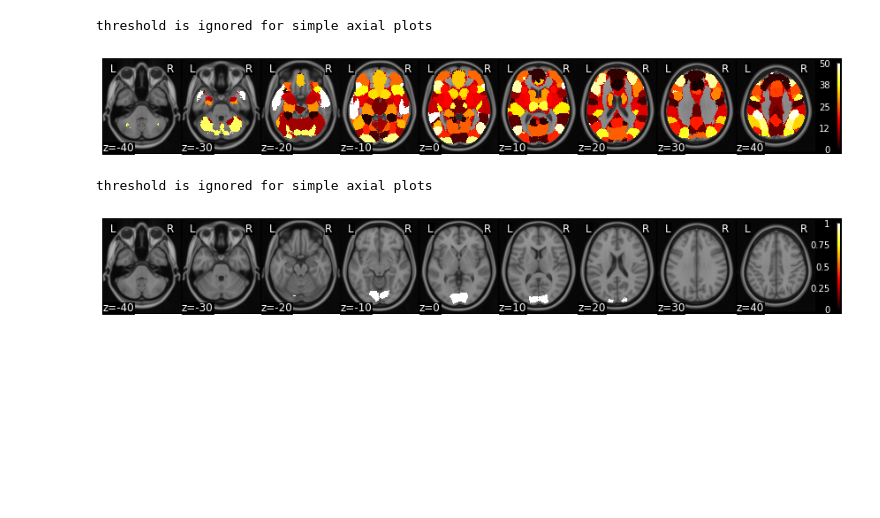
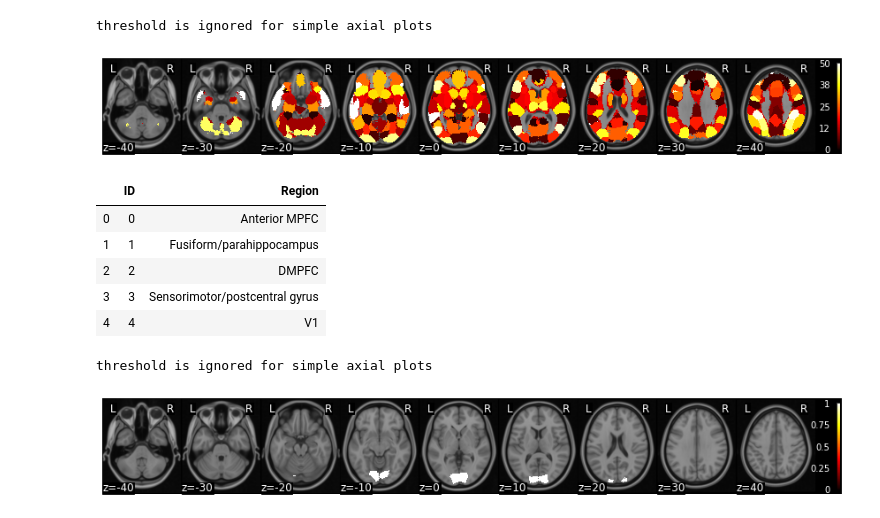
Before and after one commit to naturalistic-data-analysis/tutorial_development, a Jupyter notebook: hypertools/hypertools.ipynb, the cells around one changed output. Cells and saved outputs as stored; diff of their text form; code cells hidden in the pictures; blank space fills up the shorter version.

```diff
--- a/hypertools/hypertools.ipynb
+++ b/hypertools/hypertools.ipynb
@@ -71,4 +71,15 @@ mask.plot()
 # %% [output]
 threshold is ignored for simple axial plots
 [figure]
+# %%
+rois = pd.read_csv('rois.csv', header=None, names=['ID', 'Region'])
+# %%
+rois.head()
+# %% [output]
+|  | ID | Region |
+| 0 | 0 | Anterior MPFC |
+| 1 | 1 | Fusiform/parahippocampus |
+| 2 | 2 | DMPFC |
+| 3 | 3 | Sensorimotor/postcentral gyrus |
+| 4 | 4 | V1 |
 # %%
```
Also changed, not shown: parts of 19 cells of this notebook, 1 other file.
